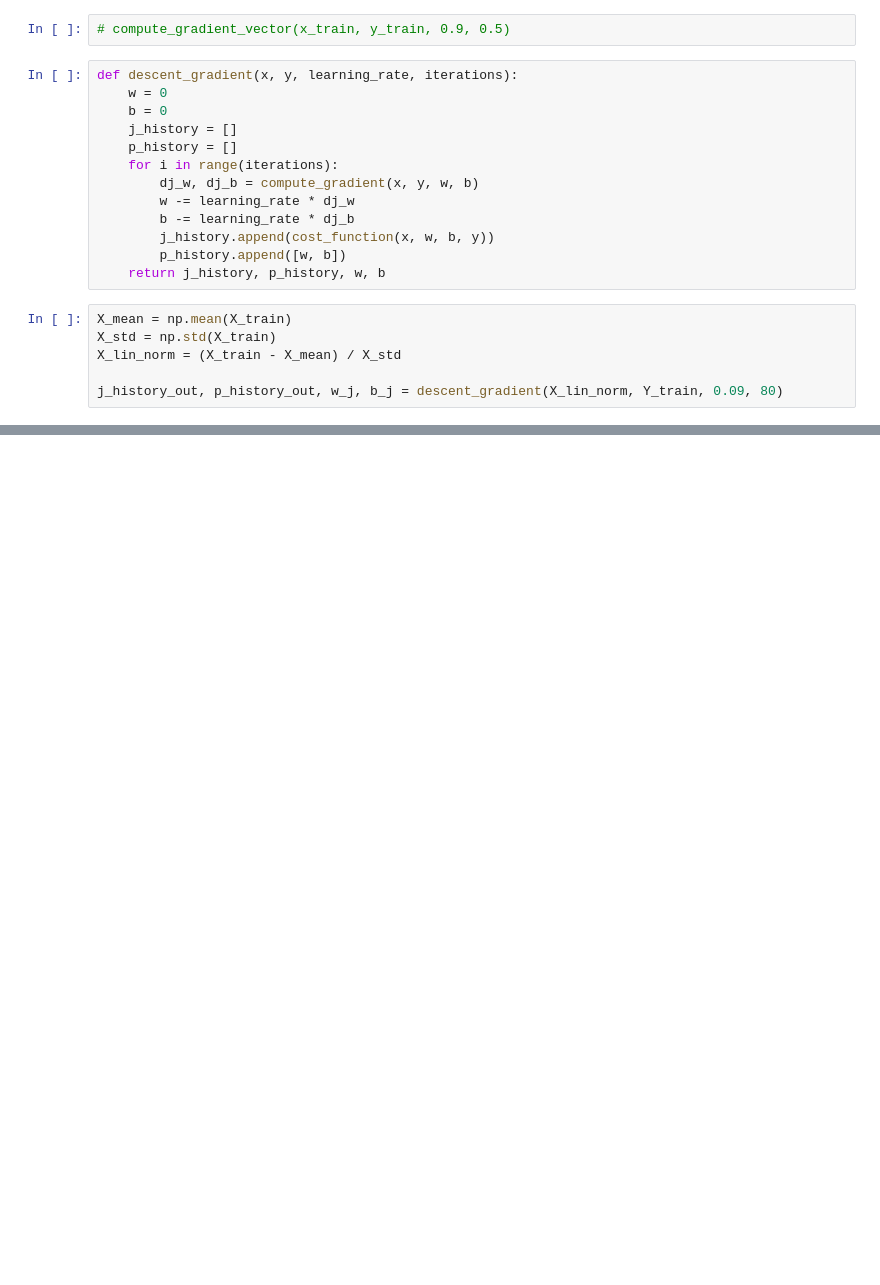
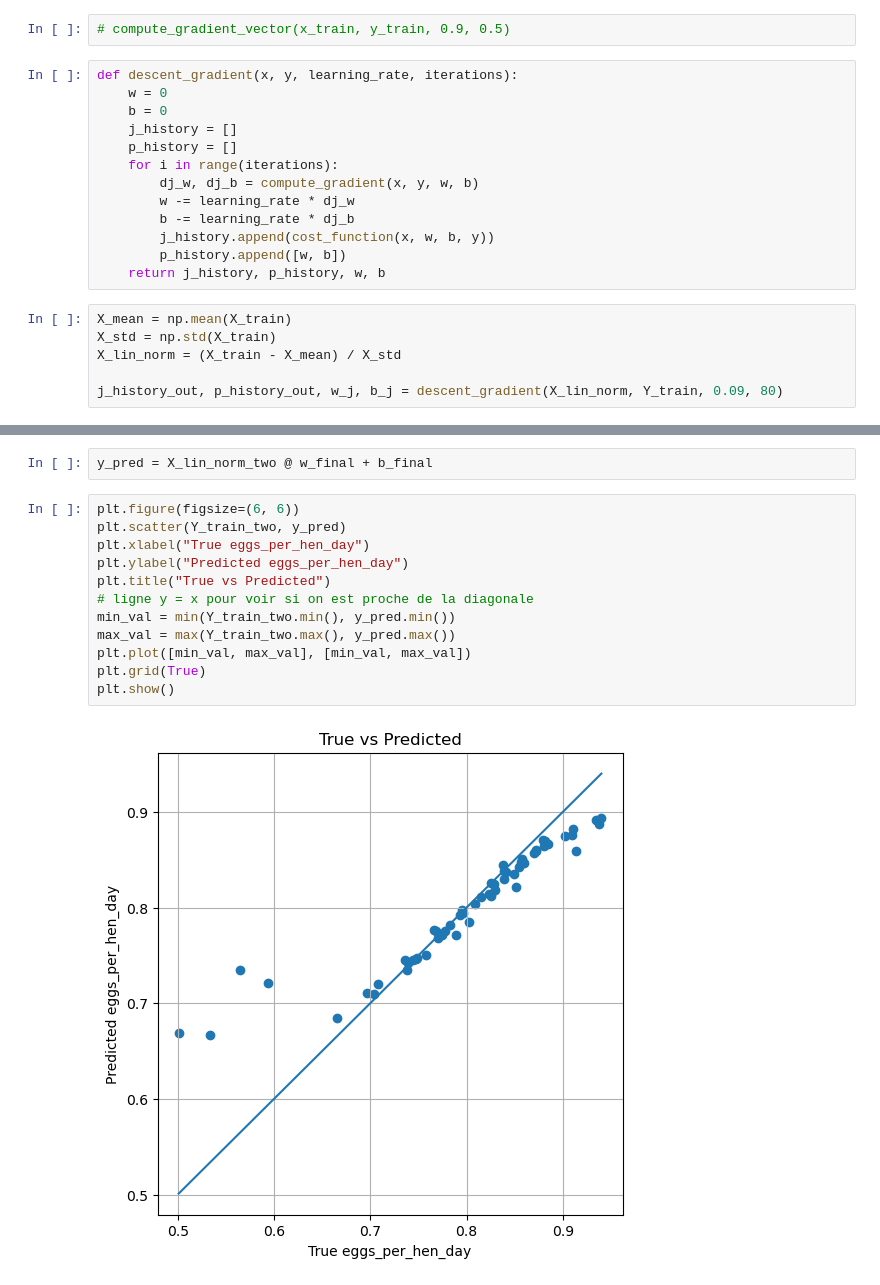
Before and after one commit to codemossaka/SmartFarm_ml, a Jupyter notebook: sample.ipynb, the cells around one changed output, grey strips where cells are left out. Saved outputs shown, nothing was run; the diff lists cells and outputs as text; blank space fills up the shorter version.

```diff
--- a/sample.ipynb
+++ b/sample.ipynb
@@ -184,0 +269,16 @@ plt.show()
+# %%
+y_pred = X_lin_norm_two @ w_final + b_final
+# %%
+plt.figure(figsize=(6, 6))
+plt.scatter(Y_train_two, y_pred)
+plt.xlabel("True eggs_per_hen_day")
+plt.ylabel("Predicted eggs_per_hen_day")
+plt.title("True vs Predicted")
+# ligne y = x pour voir si on est proche de la diagonale
+min_val = min(Y_train_two.min(), y_pred.min())
+max_val = max(Y_train_two.max(), y_pred.max())
+plt.plot([min_val, max_val], [min_val, max_val])
+plt.grid(True)
+plt.show()
+# %% [output]
+[figure, added]
```
Also changed, not shown: parts of 16 cells of this notebook.
